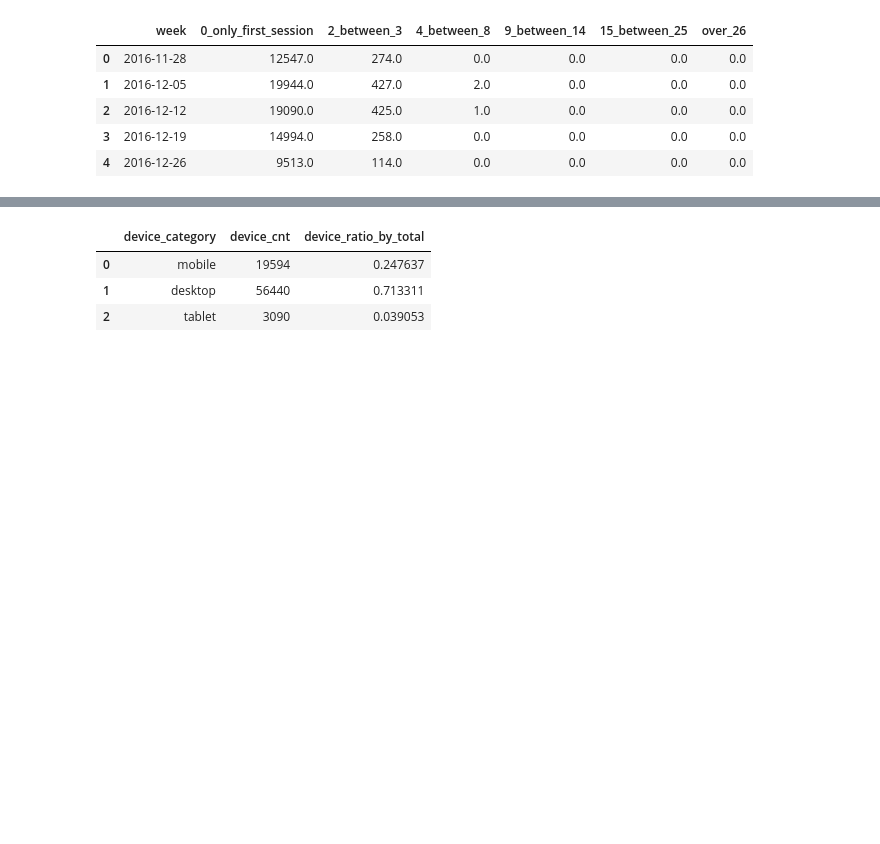
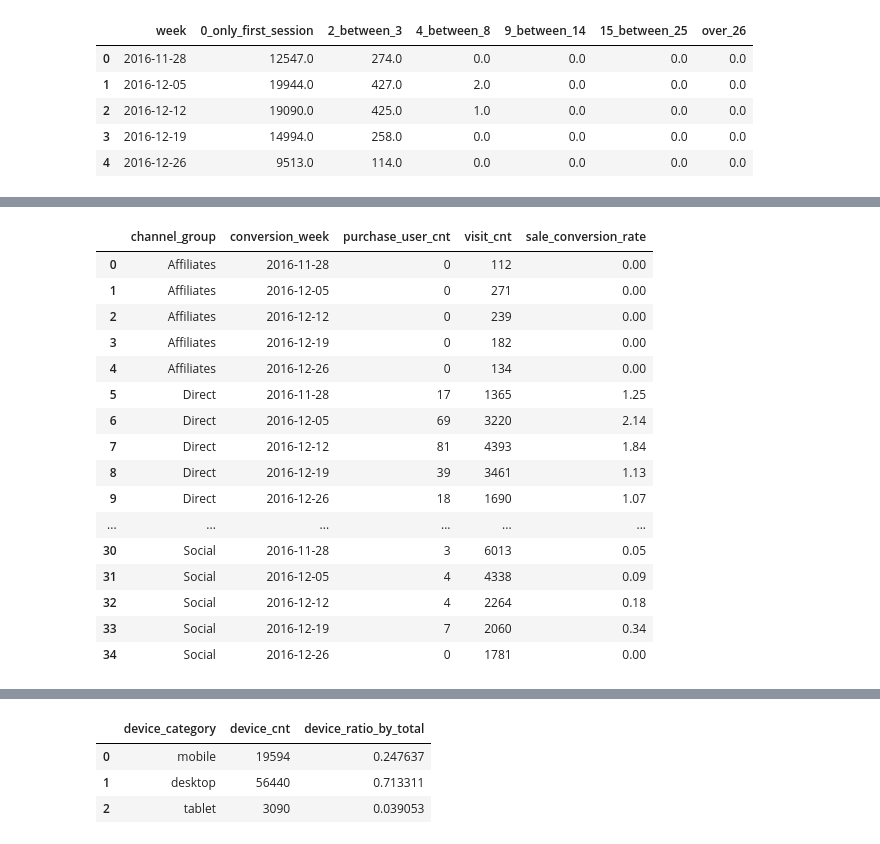
Before and after one commit to dj9678/Google_Ecommerce_Analysis, a Jupyter notebook: google ecommerce analysis.ipynb, the cells around one changed output, grey strips where cells are left out. Drawn from its saved outputs; the diff is of its cells as text; code cells hidden in the pictures; blank space fills up the shorter version.

```diff
--- a/google ecommerce analysis.ipynb
+++ b/google ecommerce analysis.ipynb
@@ -618,0 +596,38 @@ fig.show()
+# %%
+query = """
+with
+temp_01 as (
+select b.channel_group, date_trunc('week', b.visit_start_time)::date as conversion_week
+	, count(distinct a.visit_id) as visit_cnt
+	, count(distinct case when a.hits_action_type='6' then a.visit_id end) as purchase_user_cnt
+from hits a
+	join session b on a.visit_id = b.visit_id
+group by b.channel_group, date_trunc('week', b.visit_start_time)::date
+)
+select channel_group, conversion_week, purchase_user_cnt, visit_cnt
+	, round(100.0* purchase_user_cnt/visit_cnt, 2) as sale_conversion_rate
+from temp_01 a
+order by 1, 2
+;
+"""
+
+df_channel = pd.read_sql_query(sql=query, con=postgres_engine)
+df_channel
+# %% [output]
+|  | channel_group | conversion_week | purchase_user_cnt | visit_cnt | sale_conversion_rate |
+| 0 | Affiliates | 2016-11-28 | 0 | 112 | 0.00 |
+| 1 | Affiliates | 2016-12-05 | 0 | 271 | 0.00 |
+| 2 | Affiliates | 2016-12-12 | 0 | 239 | 0.00 |
+| 3 | Affiliates | 2016-12-19 | 0 | 182 | 0.00 |
+| 4 | Affiliates | 2016-12-26 | 0 | 134 | 0.00 |
+| 5 | Direct | 2016-11-28 | 17 | 1365 | 1.25 |
+| 6 | Direct | 2016-12-05 | 69 | 3220 | 2.14 |
+| 7 | Direct | 2016-12-12 | 81 | 4393 | 1.84 |
+| 8 | Direct | 2016-12-19 | 39 | 3461 | 1.13 |
+| 9 | Direct | 2016-12-26 | 18 | 1690 | 1.07 |
+| ... | ... | ... | ... | ... | ... |
+| 30 | Social | 2016-11-28 | 3 | 6013 | 0.05 |
+| 31 | Social | 2016-12-05 | 4 | 4338 | 0.09 |
+| 32 | Social | 2016-12-12 | 4 | 2264 | 0.18 |
+| 33 | Social | 2016-12-19 | 7 | 2060 | 0.34 |
+| 34 | Social | 2016-12-26 | 0 | 1781 | 0.00 |
```
Also changed, not shown: parts of 30 cells of this notebook.
